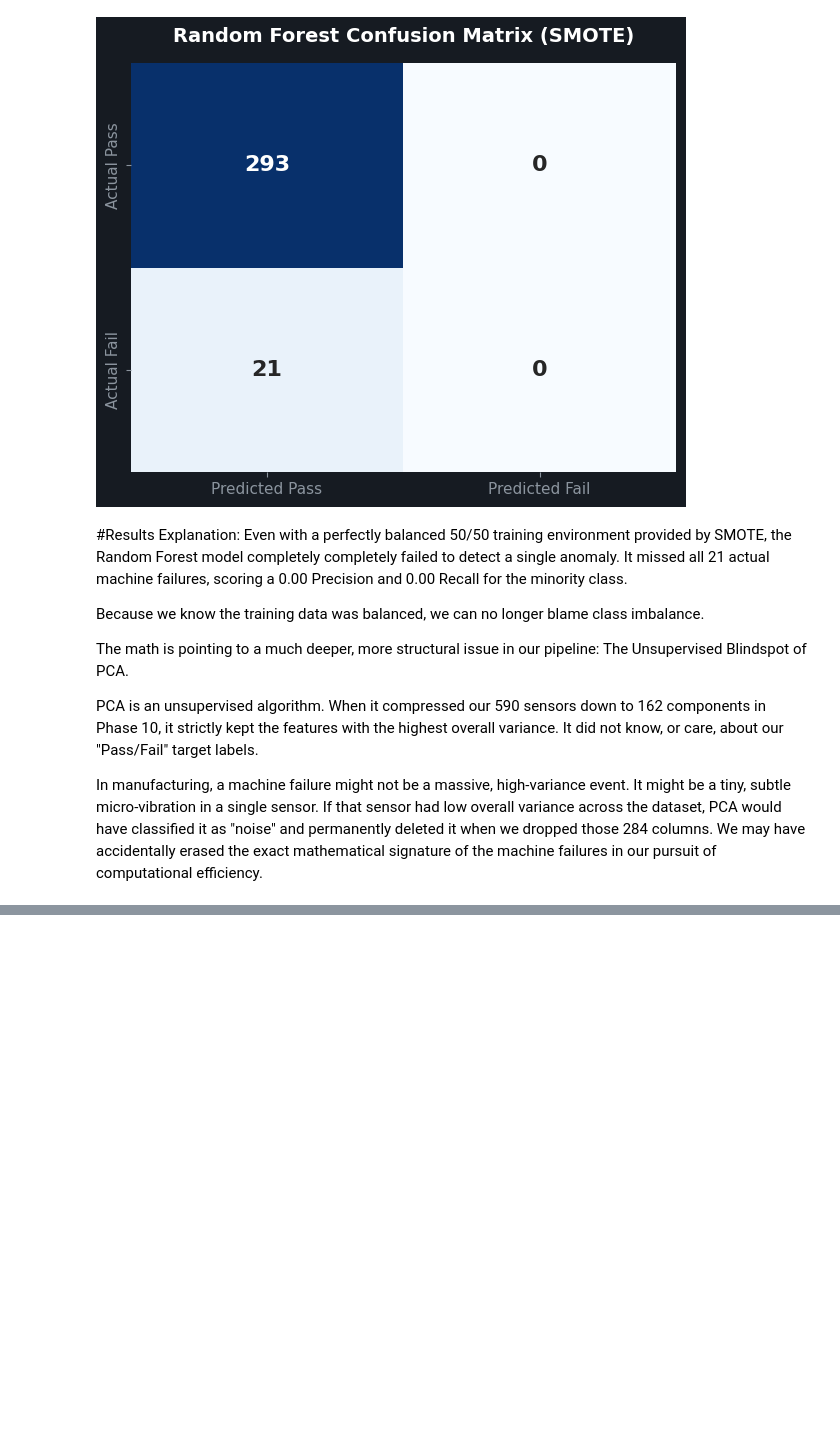
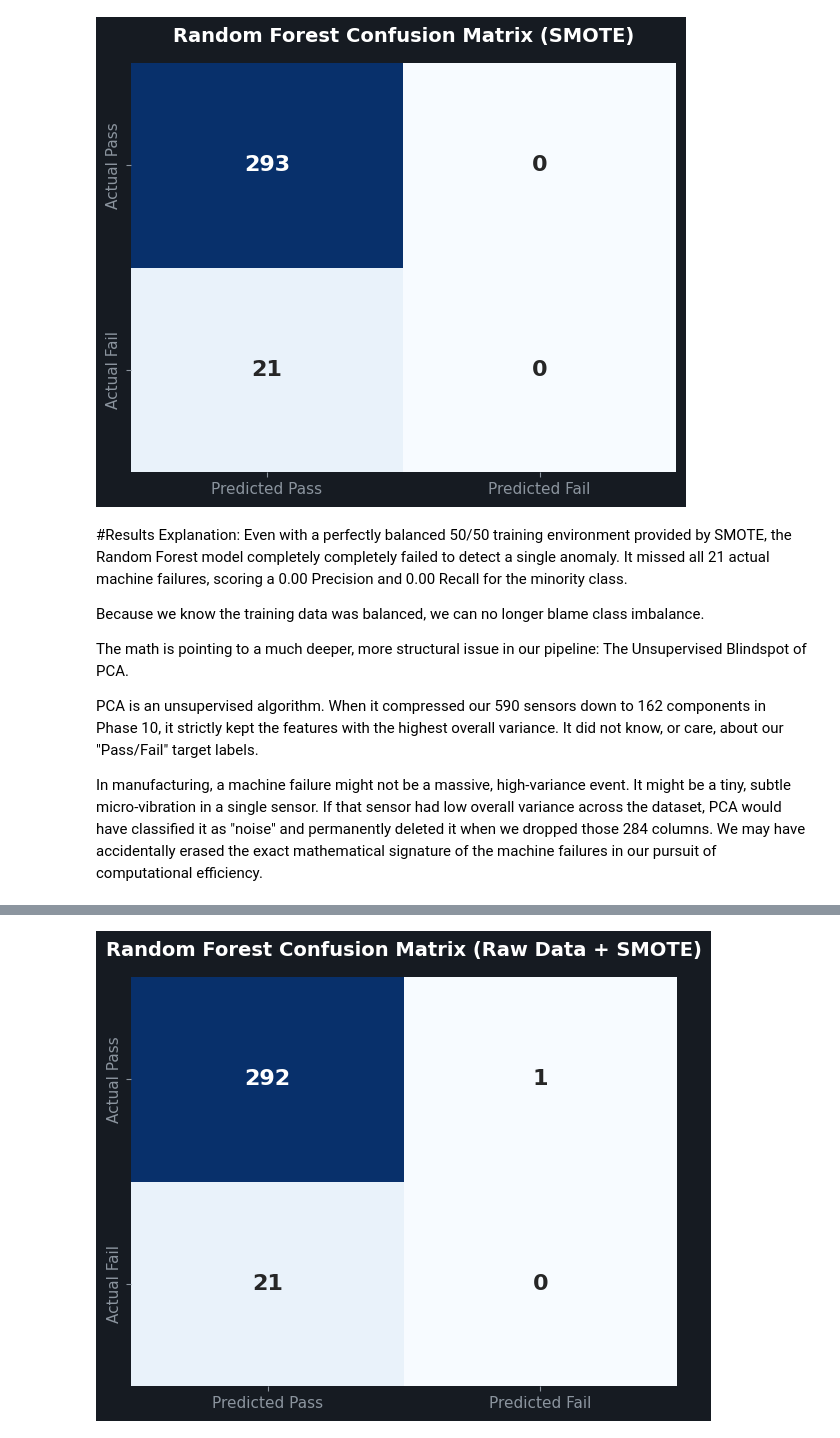
Before and after one commit to sultanjacob/Applied-Machine-Learning, a Jupyter notebook: Phase_12_Ensemble_Models/12_RandomForest_Predictive_Maintenance.ipynb, the cells around one changed output, grey strips where cells are left out. Saved outputs shown, nothing was run; the diff lists cells and outputs as text; code cells hidden in the pictures; blank space fills up the shorter version.

Commit message:
executing raw data benchmark

```diff
--- a/Phase_12_Ensemble_Models/12_RandomForest_Predictive_Maintenance.ipynb
+++ b/Phase_12_Ensemble_Models/12_RandomForest_Predictive_Maintenance.ipynb
@@ -156,0 +165,74 @@ In manufacturing, a machine failure might not be a massive, high-variance event.
+# %%
+import pandas as pd
+from sklearn.model_selection import train_test_split
+from sklearn.preprocessing import StandardScaler
+from sklearn.ensemble import RandomForestClassifier
+from imblearn.over_sampling import SMOTE
+from sklearn.metrics import classification_report, confusion_matrix
+import seaborn as sns
+import matplotlib.pyplot as plt
+import time
+
+print("⏳ Fetching and cleaning the uncompressed raw dataset...\n")
+
+# 1. Rapidly rebuild the cleaned, uncompressed matrix
+X_raw = pd.read_csv("https://archive.ics.uci.edu/ml/machine-learning-databases/secom/secom.data", sep=" ", header=None)
+y_raw = pd.read_csv("https://archive.ics.uci.edu/ml/machine-learning-databases/secom/secom_labels.data", sep=" ", header=None, usecols=[0])
+X_raw.columns = [f"Feature_{i}" for i in range(X_raw.shape[1])]
+y_raw.columns = ['Target']
+
+# Clean
+missing_fractions = X_raw.isnull().mean()
+X_raw.drop(columns=missing_fractions[missing_fractions > 0.5].index, inplace=True)
+X_raw.fillna(X_raw.median(), inplace=True)
+X_raw.drop(columns=X_raw.columns[X_raw.nunique() <= 1], inplace=True)
+
+# Scale
+scaler = StandardScaler()
+X_scaled_raw = pd.DataFrame(scaler.fit_transform(X_raw), columns=X_raw.columns)
+y_labels_raw = y_raw['Target']
+
+print(f"📊 Uncompressed Matrix Ready: {X_scaled_raw.shape[1]} valid sensors.")
+
+# 2. Stratified Split
+X_train_raw, X_test_raw, y_train_raw, y_test_raw = train_test_split(
+    X_scaled_raw, y_labels_raw, test_size=0.20, random_state=42, stratify=y_labels_raw
+)
+
+# 3. Apply SMOTE to the uncompressed training data
+print("⚖️ Balancing the raw 446-dimensional space with SMOTE...")
+smote_raw = SMOTE(random_state=42)
+X_train_raw_bal, y_train_raw_bal = smote_raw.fit_resample(X_train_raw, y_train_raw)
+
+# 4. Train Random Forest
+print("⚙️ Training 100 Decision Trees on the full signal...")
+rf_raw_engine = RandomForestClassifier(n_estimators=100, random_state=42, n_jobs=-1)
+
+start_time = time.time()
+rf_raw_engine.fit(X_train_raw_bal, y_train_raw_bal)
+training_time = time.time() - start_time
+
+# 5. Predict and Evaluate
+y_pred_raw = rf_raw_engine.predict(X_test_raw)
+
+print(f"\n✅ Training complete in {training_time:.4f} seconds.")
+print("🏆 Raw Data Random Forest Classification Report:")
+print(classification_report(y_test_raw, y_pred_raw, target_names=["Pass (-1)", "Fail (1)"], zero_division=0))
+
+# 6. Generate Confusion Matrix
+cm_raw = confusion_matrix(y_test_raw, y_pred_raw)
+
+plt.style.use('dark_background')
+fig, ax = plt.subplots(figsize=(6, 5), facecolor='#161b22')
+ax.set_facecolor('#161b22')
+
+sns.heatmap(cm_raw, annot=True, fmt='d', cmap='Blues', cbar=False,
+            xticklabels=["Predicted Pass", "Predicted Fail"],
+            yticklabels=["Actual Pass", "Actual Fail"],
+            annot_kws={"size": 16, "weight": "bold"}, ax=ax)
+
+ax.set_title('Random Forest Confusion Matrix (Raw Data + SMOTE)', color='white', fontsize=14, fontweight='bold', pad=15)
+ax.tick_params(colors='#8b949e', labelsize=11)
+plt.tight_layout()
+plt.show()
+# %% [output]
@@ -156,0 +255 @@ In manufacturing, a machine failure might not be a massive, high-variance event.
+[figure, added]
```
Also changed, not shown: parts of 2 cells of this notebook.
